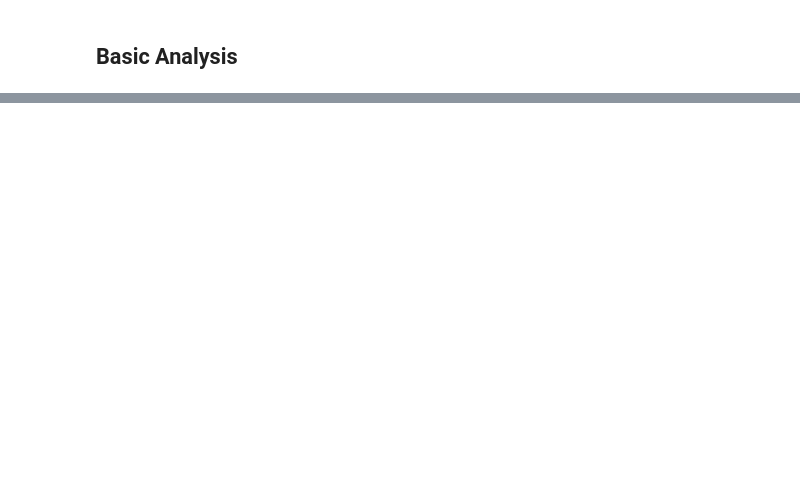
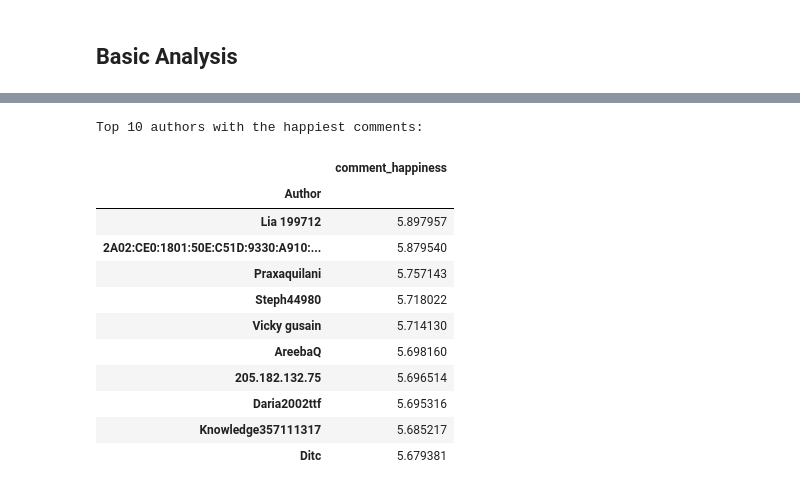
Before and after one commit to andste97/socialgraphs2023f-project, a Jupyter notebook: project/Project_draft.ipynb, the cells around one changed output, grey strips where cells are left out. Cells and saved outputs as stored; diff of their text form; code cells hidden in the pictures; blank space fills up the shorter version.

```diff
--- a/project/Project_draft.ipynb
+++ b/project/Project_draft.ipynb
@@ -407,0 +399,36 @@ comments:  [('Peter Isotalo', " Can someone provide sources for the term `` late
+# %%
+labMT = pd.read_csv("./labMT.txt", sep="\t")
+# to facilitate happiness_average value lookup
+labMT.set_index("word", inplace=True)
+
+# Do sentiment analysis
+# code taken from assignment 2
+
+def sentiment(tokens):
+    if(len(tokens) == 0):
+        return
+    freq = FreqDist(tokens)
+
+    # filter for the vocabulary we can evaluate with LabMT
+    vocab = list(filter(lambda word: word in labMT.index, np.unique(tokens)))
+
+    # array of each token's average happiness weighted by the token's frequency
+    weighted_happiness = np.fromiter((freq[word] * labMT.loc[word].happiness_average for word in vocab), dtype=float)
+    # each token's frequency
+    word_frequencies = np.fromiter((freq[word] for word in vocab), dtype=float)
+    return np.sum(weighted_happiness) / np.sum(word_frequencies)
+# %%
+sentiments = {}
+for author, text in author_dict.items():
+    text = [utils.tokenize_custom(s) for s in text]
+    text = utils.flatten(text)
+    # compute sentiment for individual rapper wiki page
+    if len(text) > 100:
+        sentiment_value = sentiment(text)
+        if(sentiment_value):
+            sentiments[author] = sentiment_value
+
+sentiments_df = pd.DataFrame({"Author": sentiments.keys(), "comment_happiness": sentiments.values()})
+# use the author's name as index
+sentiments_df.set_index("Author", inplace=True)
+sentiments_df.head()
@@ -407,0 +443,18 @@ comments:  [('Peter Isotalo', " Can someone provide sources for the term `` late
+# %%
+print("Top 10 authors with the happiest comments:")
+best_sentiments = sentiments_df.sort_values("comment_happiness", ascending=False).head(10)
+best_sentiments
+# %% [output]
+Top 10 authors with the happiest comments:
+|  | comment_happiness |
+| Author |  |
+| Lia 199712 | 5.897957 |
+| 2A02:CE0:1801:50E:C51D:9330:A910:... | 5.879540 |
+| Praxaquilani | 5.757143 |
+| Steph44980 | 5.718022 |
+| Vicky gusain | 5.714130 |
+| AreebaQ | 5.698160 |
+| 205.182.132.75 | 5.696514 |
+| Daria2002ttf | 5.695316 |
+| Knowledge357111317 | 5.685217 |
+| Ditc | 5.679381 |
```
Also changed, not shown: parts of 23 cells of this notebook, 11 other files.
